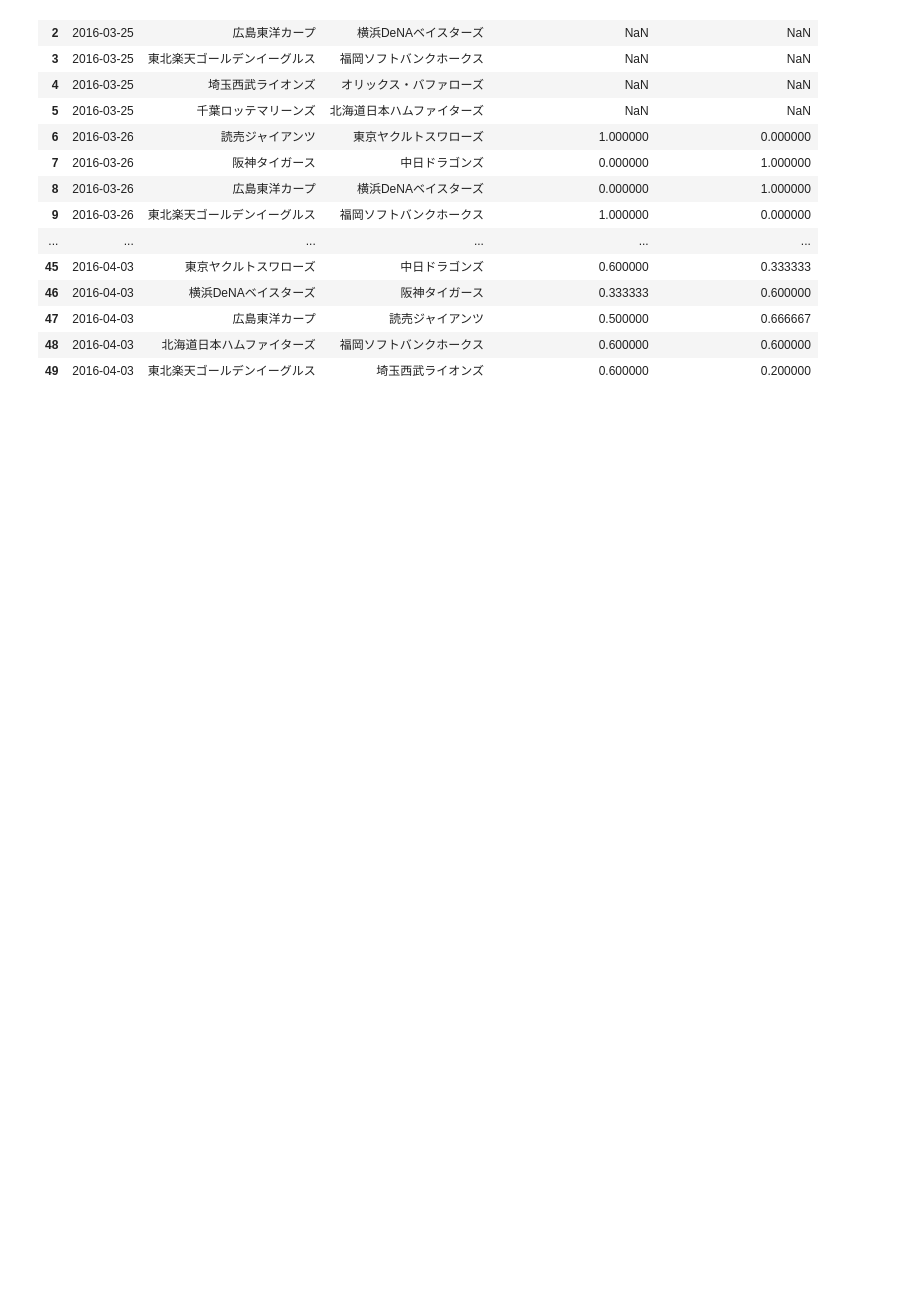
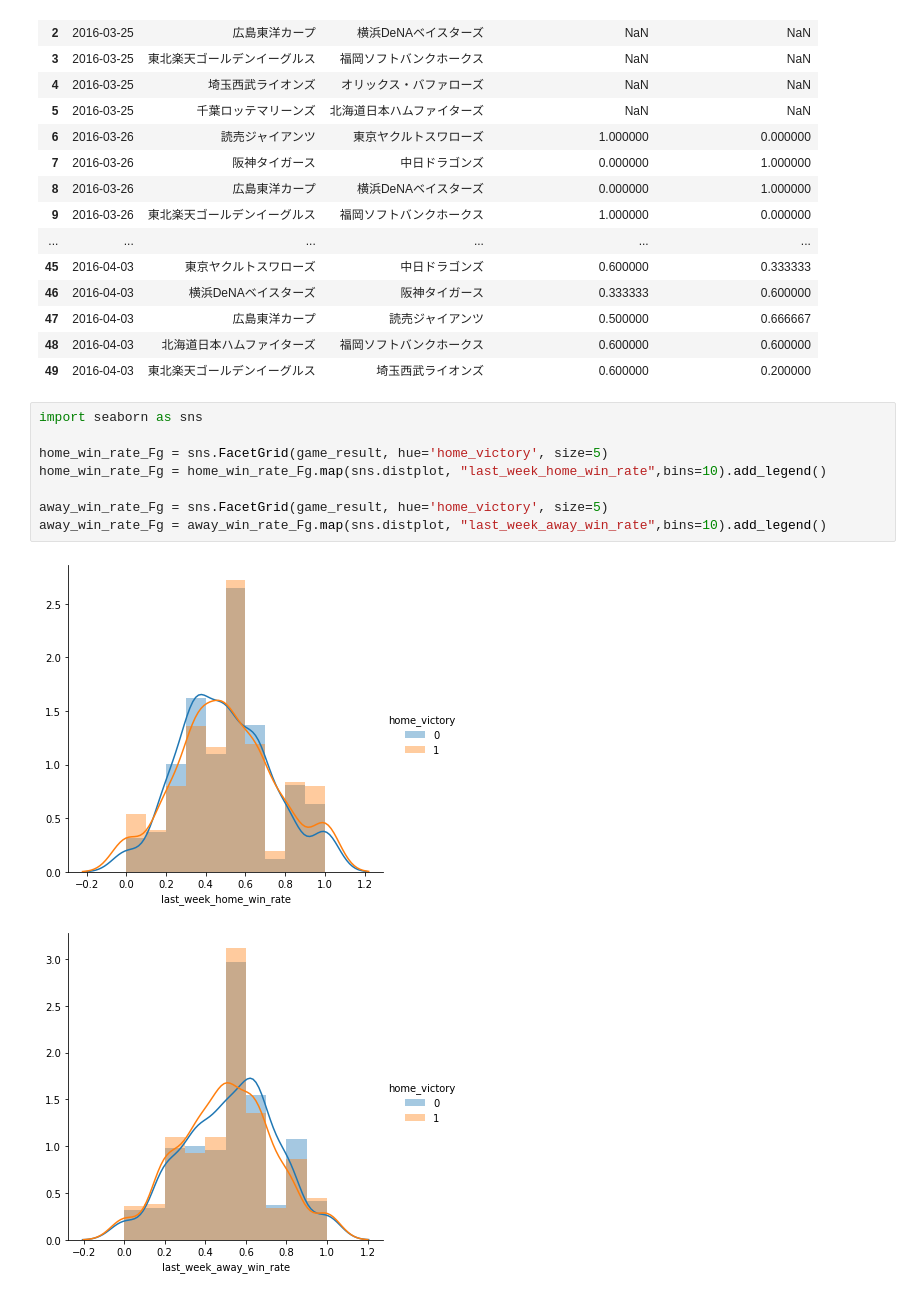
Before and after one commit to tubotu/baseball_predict, a Jupyter notebook: Untitled.ipynb, the cells around one changed output. Saved outputs shown, nothing was run; the diff lists cells and outputs as text; blank space fills up the shorter version.

```diff
--- a/Untitled.ipynb
+++ b/Untitled.ipynb
@@ -436,3 +436,14 @@ game_result[['date', 'home_team', 'away_team', 'last_week_home_win_rate', 'last_
 | 47 | 2016-04-03 | 広島東洋カープ | 読売ジャイアンツ | 0.500000 | 0.666667 |
 | 48 | 2016-04-03 | 北海道日本ハムファイターズ | 福岡ソフトバンクホークス | 0.600000 | 0.600000 |
 | 49 | 2016-04-03 | 東北楽天ゴールデンイーグルス | 埼玉西武ライオンズ | 0.600000 | 0.200000 |
+# %%
+import seaborn as sns
+
+home_win_rate_Fg = sns.FacetGrid(game_result, hue='home_victory', size=5)
+home_win_rate_Fg = home_win_rate_Fg.map(sns.distplot, "last_week_home_win_rate",bins=10).add_legend()
+
+away_win_rate_Fg = sns.FacetGrid(game_result, hue='home_victory', size=5)
+away_win_rate_Fg = away_win_rate_Fg.map(sns.distplot, "last_week_away_win_rate",bins=10).add_legend()
+# %% [output]
+[figure, added]
+[figure, added]
```
Also changed, not shown: parts of 1 cell of this notebook.
